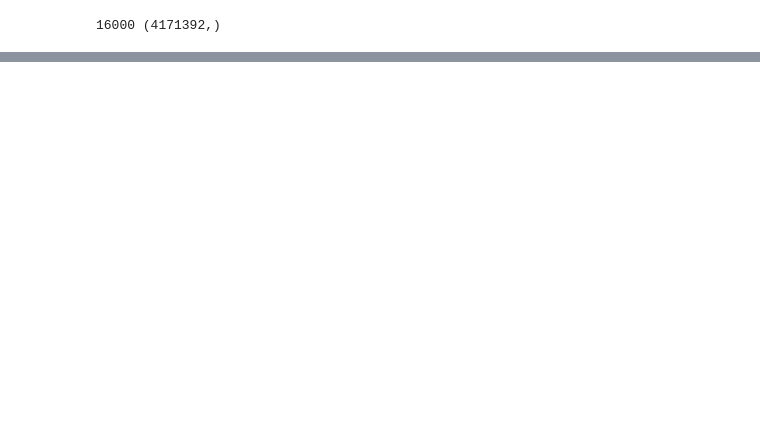
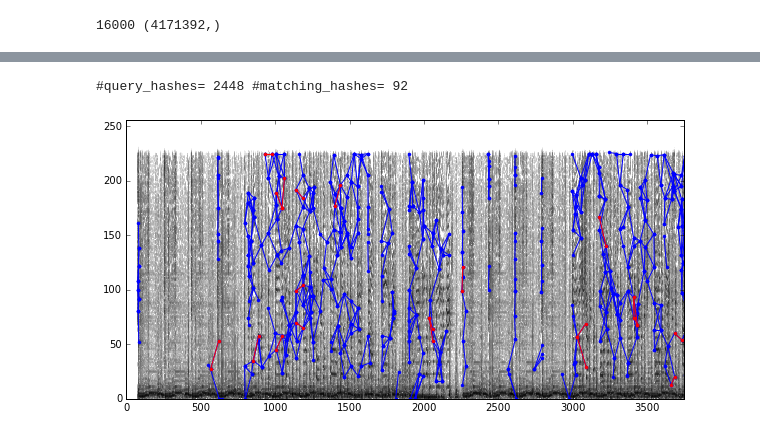
Before and after one commit to dpwe/elene4896, a Jupyter notebook: prac12/e4896_prac12_fprint.ipynb, the cells around one changed output, grey strips where cells are left out. Drawn from its saved outputs; the diff is of its cells as text; code cells hidden in the pictures; blank space fills up the shorter version.

Commit message:
Simple display routines

```diff
--- a/prac12/e4896_prac12_fprint.ipynb
+++ b/prac12/e4896_prac12_fprint.ipynb
@@ -42,7 +44,7 @@ sr= 16000 d.shape= (4171392,)
 analyzer = audfprint_analyze.Analyzer()
 analyzer.target_sr = sr
 analyzer.density = 10   # Target number of hashes per second.
-peaks = analyzer.find_peaks(d, sr)
+peaks = analyzer.find_peaks(y, sr)
 print("len(peaks)=", len(peaks))
 print(peaks[:5])
 frame_hop = 256   # Analyzer always uses 512 point FFTs with 256 point advance.
@@ -351,0 +336,36 @@ array([[7740,  571,    2,  599,    0,    0,    0],
+# %%
+def filter_hits_for_match(hits, match_id, match_t_skew=None):
+    """Filter a list of returns from database.get_hits for a particular ID (and perhaps time skew)."""
+    # hits has one row per hash hit with columns [id time_skew_ref_query hash time_in_query].
+    num_hits = hits.shape[0]
+    if match_t_skew is None:
+        # Return all hits for this ID.
+        t_skew_ok = np.ones(num_hits)
+    else:
+        # Filter for hits with consistent timing.
+        # How close per-landmark time skew has to be to count as matching overall time skew.
+        t_thresh = 1
+        t_skew_ok = np.abs(hits[:, 1] - match_t_skew) <= t_thresh
+    match_hits = np.nonzero(np.logical_and(hits[:, 0] == match_id, t_skew_ok))[0]
+    # Return full (ID, t_skew, hash, time) rows.
+    return hits[match_hits]
+
+def display_match_alignment(database, query_hashes, match_id):
+    """Plot a scatter of matching query and reference hashes for a certain ID."""
+    match_hits = filter_hits_for_match(database.get_hits(hashes), match_id)
+    plot(match_hits[:, 3], match_hits[:, 1], '.')
+    xlabel('time_in_query')
+    ylabel('time_skew')
+    return match_hits
+
+def display_match_hashes(y, sr, database, query_hashes, match_id, match_t_skew):
+    """Show all the hashes for query, and the match subset."""
+    match_hashes = filter_hits_for_match(database.get_hits(hashes),
+                                         match_id, match_t_skew)[:, [3, 2]]
+    # Plot all the query hashes, then overplot the matching ones in red.
+    show_hashes(hashes, y, sr)
+    show_hashes(match_hashes, color='r')
+    return match_hashes
+# %%
+results, query_hashes = match_waveform(y, sr, database, analyzer, matcher, verbose=True)
+_ = display_match_alignment(database, query_hashes, results[0, 0])
@@ -351,0 +382,9 @@ array([[7740,  571,    2,  599,    0,    0,    0],
+# %%
+plt.figure(figsize=(10,5))
+match_hashes = display_match_hashes(y, sr, database, query_hashes, results[0, 0], results[0, 2])
+xlim([0, frame_rate*60])
+ylim([0, 256])
+print("#query_hashes=", len(query_hashes), "#matching_hashes=", len(match_hashes))
+# %% [output]
+#query_hashes= 2448 #matching_hashes= 92
+[figure, added]
```
Also changed, not shown: parts of 13 cells of this notebook.
